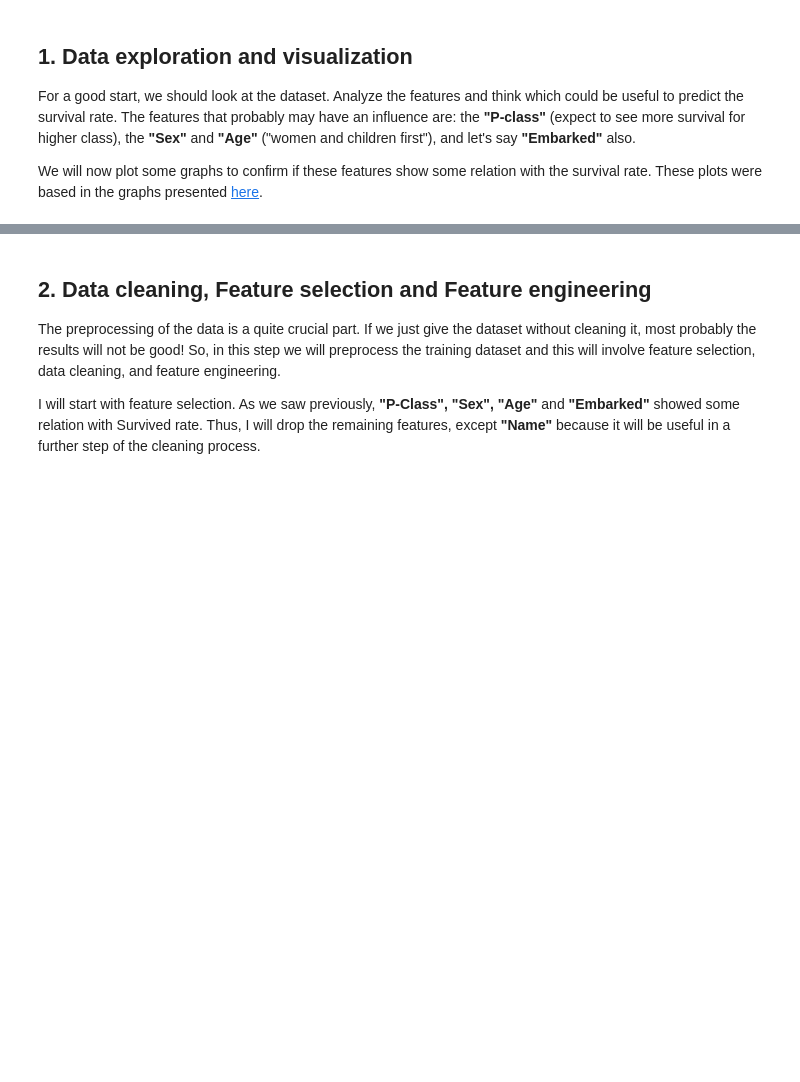
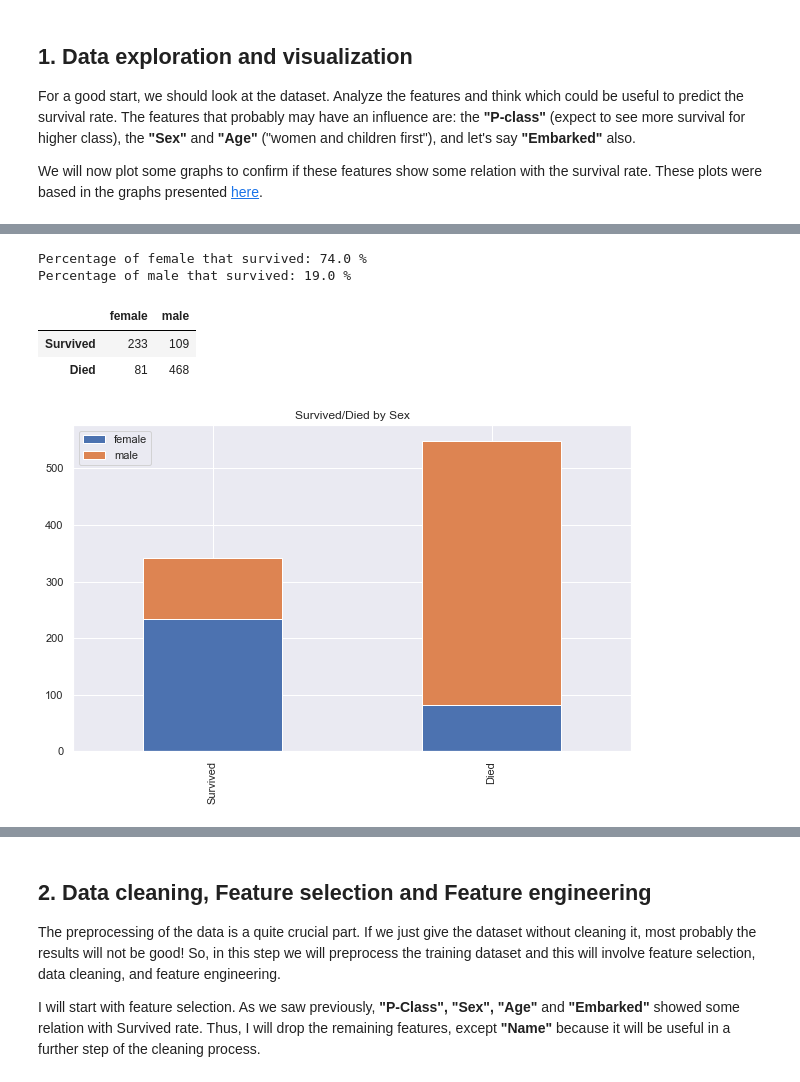
Before and after one commit to ktingyew/Kaggle-Titanic, a Jupyter notebook: Simple tutorial for Beginners.ipynb, the cells around one changed output, grey strips where cells are left out. Saved outputs shown, nothing was run; the diff lists cells and outputs as text; code cells hidden in the pictures; blank space fills up the shorter version.

```diff
--- a/Simple tutorial for Beginners.ipynb
+++ b/Simple tutorial for Beginners.ipynb
@@ -77,21 +106,28 @@ Percentage of Class 3 that survived: 24.0 %
 # %%
 #-------------------Survived/Died by SEX------------------------------------
 
 Survived = dataset[dataset.Survived == 1]['Sex'].value_counts()
 Died = dataset[dataset.Survived == 0]['Sex'].value_counts()
 df_sex = pd.DataFrame([Survived , Died])
 df_sex.index = ['Survived','Died']
-df_sex.plot(kind='bar',stacked=True, figsize=(5,3), title="Survived/Died by Sex")
+df_sex.plot(kind='bar',stacked=True, figsize=(10,6), title="Survived/Died by Sex")
 
 
 female_survived= df_sex.female[0]/df_sex.female.sum()*100
 male_survived = df_sex.male[0]/df_sex.male.sum()*100
 print("Percentage of female that survived:" ,round(female_survived), "%")
 print("Percentage of male that survived:" ,round(male_survived), "%")
 
 # display table
 from IPython.display import display
 display(df_sex)
+# %% [output]
+Percentage of female that survived: 74.0 %
+Percentage of male that survived: 19.0 %
+|  | female | male |
+| Survived | 233 | 109 |
+| Died | 81 | 468 |
+[figure, added]
 # %%
 #-------------------- Survived/Died by Embarked ----------------------------
 
```
Also changed, not shown: parts of 16 cells of this notebook.
